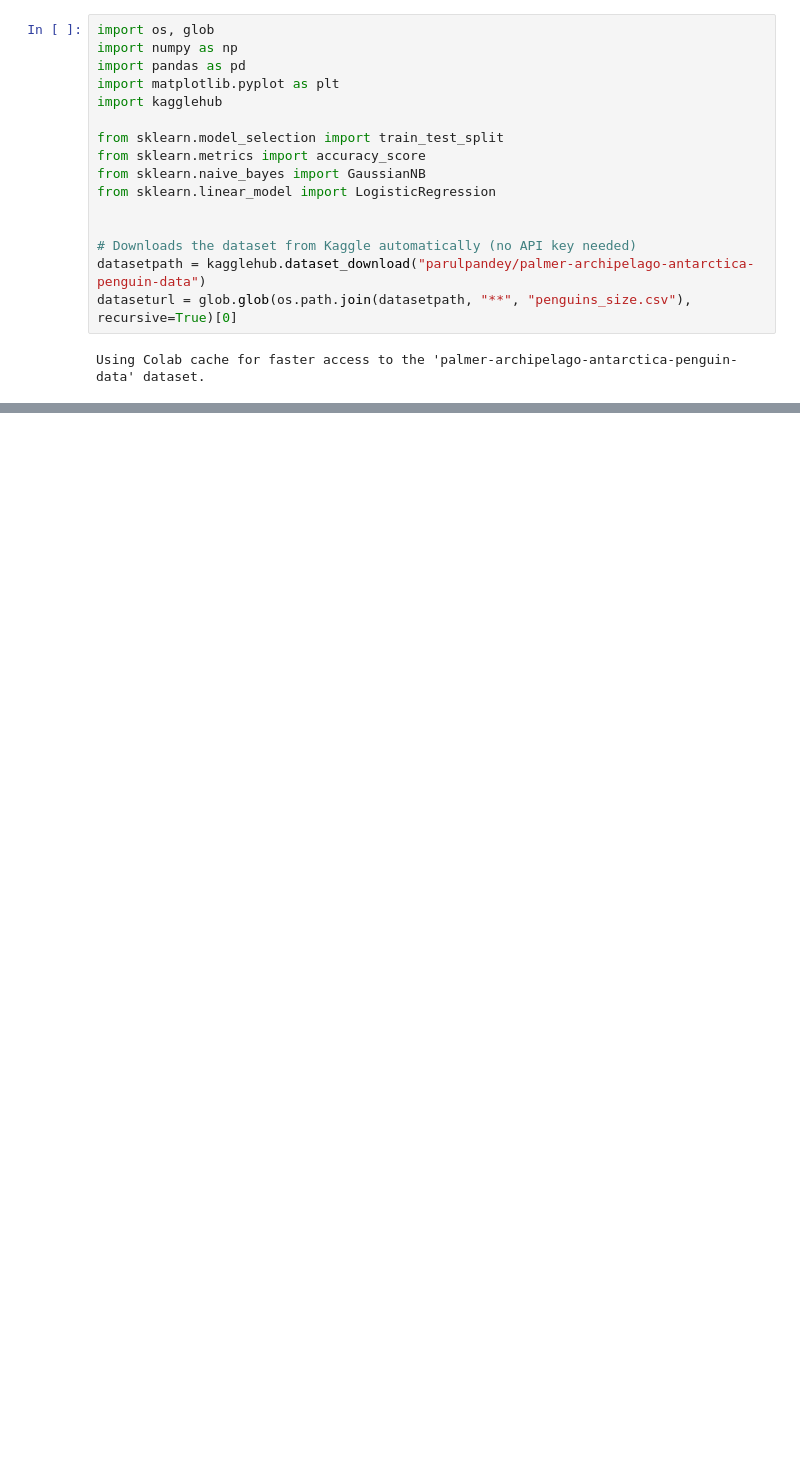
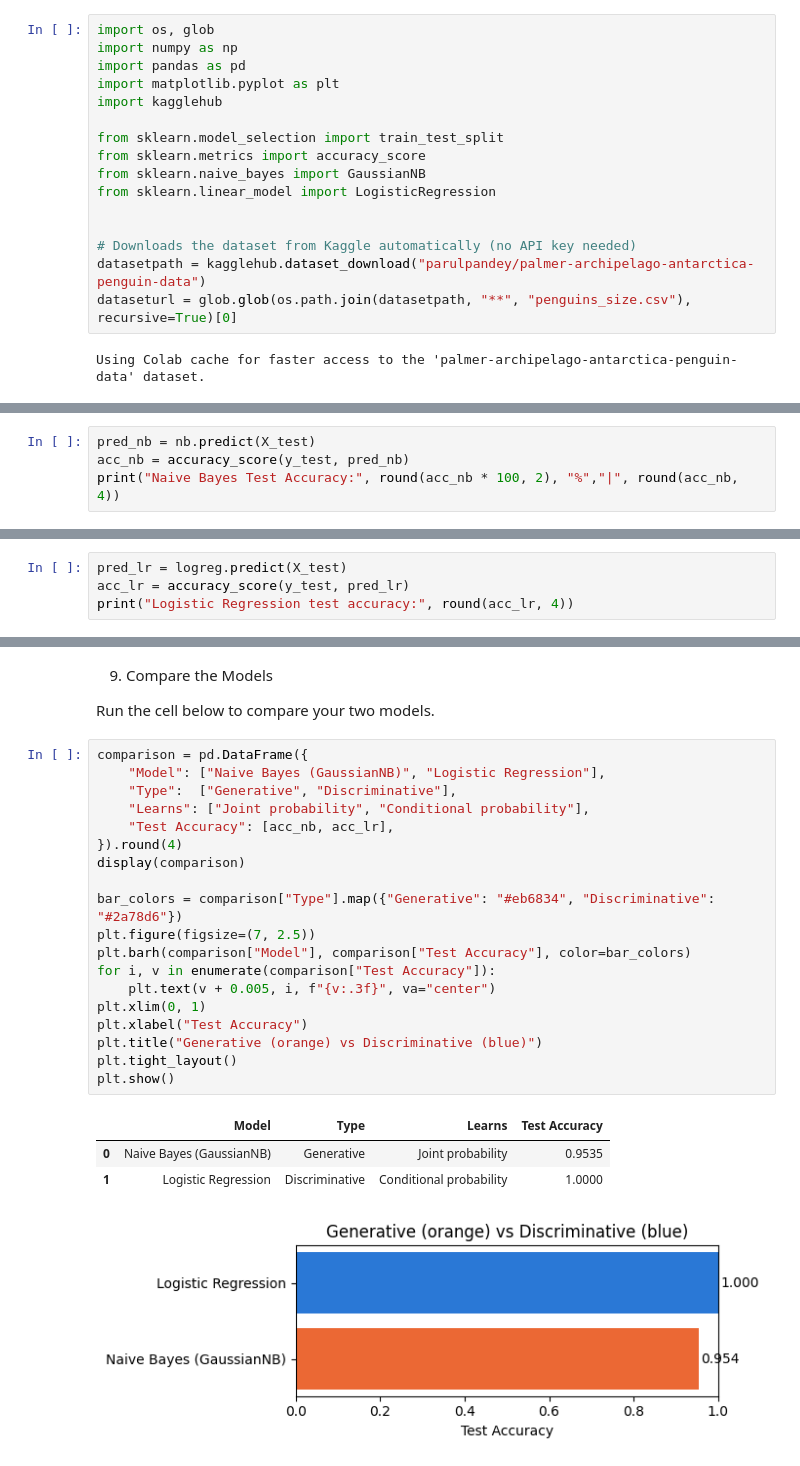
Before and after one commit to Aero1th/LASAY_SY.26-27_CCADMACL_EXERCISES, a Jupyter notebook: LASAY.ipynb, the cells around one changed output, grey strips where cells are left out. Saved outputs shown, nothing was run; the diff lists cells and outputs as text; blank space fills up the shorter version.

Commit message:
COM243 | ADVANCE MACHINE LEARNING

```diff
--- a/LASAY.ipynb
+++ b/LASAY.ipynb
@@ -52,0 +104,4 @@ X_train.head()
+# %%
+pred_nb = nb.predict(X_test)
+acc_nb = accuracy_score(y_test, pred_nb)
+print("Naive Bayes Test Accuracy:", round(acc_nb * 100, 2), "%","|", round(acc_nb, 4))
@@ -52,0 +178,4 @@ X_train.head()
+# %%
+pred_lr = logreg.predict(X_test)
+acc_lr = accuracy_score(y_test, pred_lr)
+print("Logistic Regression test accuracy:", round(acc_lr, 4))
@@ -52,0 +212,28 @@ X_train.head()
+# %% [markdown]
+9. Compare the Models
+
+Run the cell below to compare your two models.
+# %%
+comparison = pd.DataFrame({
+    "Model": ["Naive Bayes (GaussianNB)", "Logistic Regression"],
+    "Type":  ["Generative", "Discriminative"],
+    "Learns": ["Joint probability", "Conditional probability"],
+    "Test Accuracy": [acc_nb, acc_lr],
+}).round(4)
+display(comparison)
+
+bar_colors = comparison["Type"].map({"Generative": "#eb6834", "Discriminative": "#2a78d6"})
+plt.figure(figsize=(7, 2.5))
+plt.barh(comparison["Model"], comparison["Test Accuracy"], color=bar_colors)
+for i, v in enumerate(comparison["Test Accuracy"]):
+    plt.text(v + 0.005, i, f"{v:.3f}", va="center")
+plt.xlim(0, 1)
+plt.xlabel("Test Accuracy")
+plt.title("Generative (orange) vs Discriminative (blue)")
+plt.tight_layout()
+plt.show()
+# %% [output]
+|  | Model | Type | Learns | Test Accuracy |
+| 0 | Naive Bayes (GaussianNB) | Generative | Joint probability | 0.9535 |
+| 1 | Logistic Regression | Discriminative | Conditional probability | 1.0000 |
+[figure, added]
```
Also changed, not shown: parts of 16 cells of this notebook.
